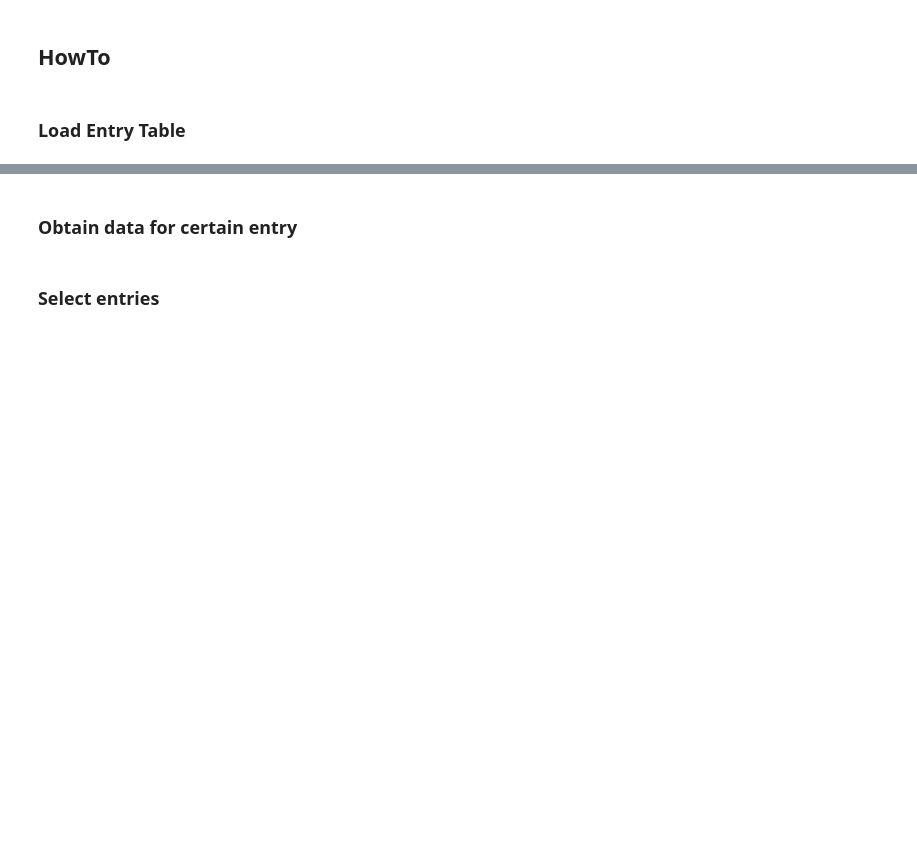
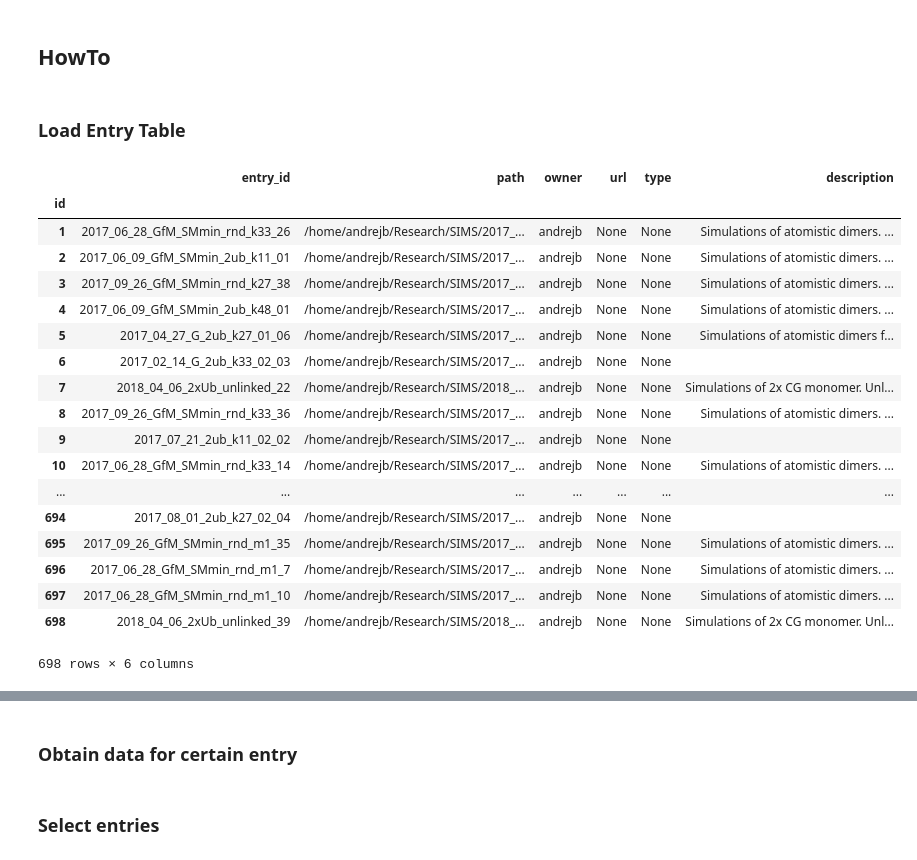
Before and after one commit to king-michael/simulation_database, a Jupyter notebook: examples/DataBase_API.ipynb, the cells around one changed output, grey strips where cells are left out. Cells and saved outputs as stored; diff of their text form; code cells hidden in the pictures; blank space fills up the shorter version.

```diff
--- a/examples/DataBase_API.ipynb
+++ b/examples/DataBase_API.ipynb
@@ -66,2 +16,0 @@ s.close()
-# %%
-s.add(Main())
@@ -73,7 +18,3 @@ s.close()
 ## HowTo
 # %% [markdown]
 ### Load Entry Table
-# %%
-table = getEntryTable(db_path, load_keys=True, load_tags=True) # load whole table
-# %%
-table = get_entry_table(db_path)
@@ -81,0 +21,24 @@ table
+# %%
+with api.session_handler(db_path) as s:
+    table = api.get_entry_table(s) # load whole table
+table
+# %% [output]
+|  | entry_id | path | owner | url | type | description |
+| id |  |  |  |  |  |  |
+| 1 | 2017_06_28_GfM_SMmin_rnd_k33_26 | /home/andrejb/Research/SIMS/2017_... | andrejb | None | None | Simulations of atomistic dimers. ... |
+| 2 | 2017_06_09_GfM_SMmin_2ub_k11_01 | /home/andrejb/Research/SIMS/2017_... | andrejb | None | None | Simulations of atomistic dimers. ... |
+| 3 | 2017_09_26_GfM_SMmin_rnd_k27_38 | /home/andrejb/Research/SIMS/2017_... | andrejb | None | None | Simulations of atomistic dimers. ... |
+| 4 | 2017_06_09_GfM_SMmin_2ub_k48_01 | /home/andrejb/Research/SIMS/2017_... | andrejb | None | None | Simulations of atomistic dimers. ... |
+| 5 | 2017_04_27_G_2ub_k27_01_06 | /home/andrejb/Research/SIMS/2017_... | andrejb | None | None | Simulations of atomistic dimers f... |
+| 6 | 2017_02_14_G_2ub_k33_02_03 | /home/andrejb/Research/SIMS/2017_... | andrejb | None | None |  |
+| 7 | 2018_04_06_2xUb_unlinked_22 | /home/andrejb/Research/SIMS/2018_... | andrejb | None | None | Simulations of 2x CG monomer. Unl... |
+| 8 | 2017_09_26_GfM_SMmin_rnd_k33_36 | /home/andrejb/Research/SIMS/2017_... | andrejb | None | None | Simulations of atomistic dimers. ... |
+| 9 | 2017_07_21_2ub_k11_02_02 | /home/andrejb/Research/SIMS/2017_... | andrejb | None | None |  |
+| 10 | 2017_06_28_GfM_SMmin_rnd_k33_14 | /home/andrejb/Research/SIMS/2017_... | andrejb | None | None | Simulations of atomistic dimers. ... |
+| ... | ... | ... | ... | ... | ... | ... |
+| 694 | 2017_08_01_2ub_k27_02_04 | /home/andrejb/Research/SIMS/2017_... | andrejb | None | None |  |
+| 695 | 2017_09_26_GfM_SMmin_rnd_m1_35 | /home/andrejb/Research/SIMS/2017_... | andrejb | None | None | Simulations of atomistic dimers. ... |
+| 696 | 2017_06_28_GfM_SMmin_rnd_m1_7 | /home/andrejb/Research/SIMS/2017_... | andrejb | None | None | Simulations of atomistic dimers. ... |
+| 697 | 2017_06_28_GfM_SMmin_rnd_m1_10 | /home/andrejb/Research/SIMS/2017_... | andrejb | None | None | Simulations of atomistic dimers. ... |
+| 698 | 2018_04_06_2xUb_unlinked_39 | /home/andrejb/Research/SIMS/2018_... | andrejb | None | None | Simulations of 2x CG monomer. Unl... |
+698 rows × 6 columns
```
Also changed, not shown: parts of 29 cells of this notebook, 4 other files.
